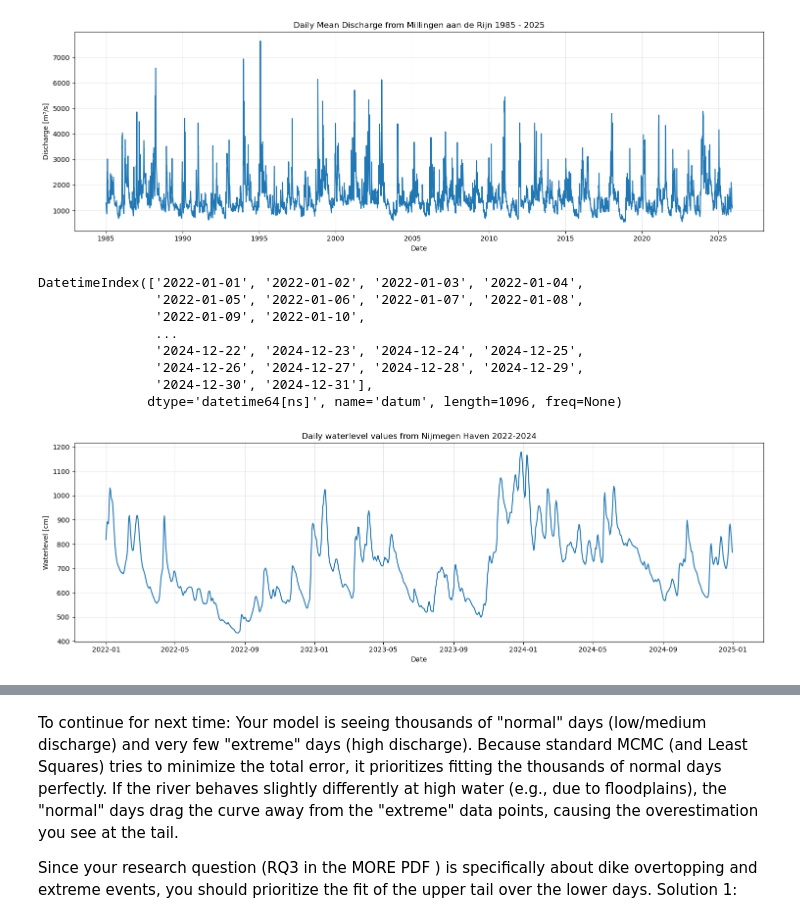
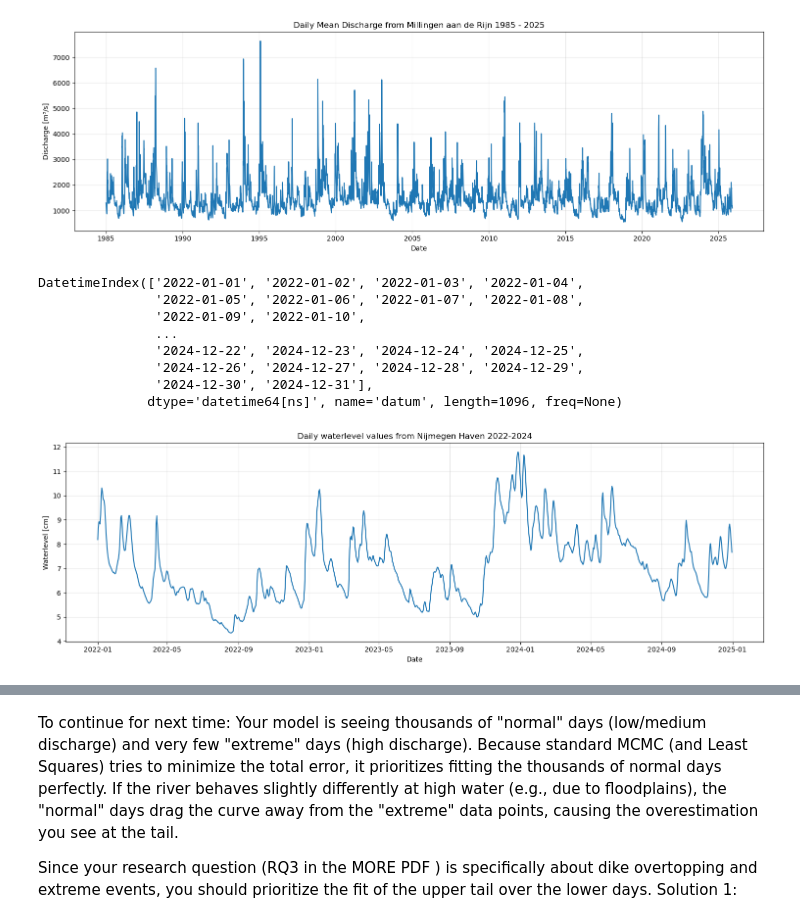
Before and after one commit to Loe-SS/MORE, a Jupyter notebook: discharge_data_analysis.ipynb, the cells around one changed output, grey strips where cells are left out. Drawn from its saved outputs; the diff is of its cells as text; code cells hidden in the pictures.

```diff
--- a/discharge_data_analysis.ipynb
+++ b/discharge_data_analysis.ipynb
@@ -59,31 +59,32 @@ Success! Merged data from 1985-01-01 to 2025-11-27
 # %%
 filename = 'data/nijmegen_haven_2022-2024.csv'
 df_h = pd.read_csv(filename, sep=';', encoding="latin1")
 df_h["datum"] = pd.to_datetime(df_h["WAARNEMINGDATUM"],dayfirst=True)
 df_h["waarde"] = pd.to_numeric(df_h["NUMERIEKEWAARDE"].astype(str).str.replace(",", "."))
 df_h.loc[df_h["waarde"] > 1e5, "waarde"] = np.nan # remove outliers
-df_h = df_h.dropna(subset=["datum", "waarde"]) # drop rows with NaN in 'datum' or 'waarde'
-h_series = df_h.groupby("datum")["waarde"].mean() # transform to daily mean
+df_h['waarde_meters'] = df_h['waarde'] / 100.0
+df_h = df_h.dropna(subset=["datum", "waarde_meters"]) # drop rows with NaN in 'datum' or 'waarde_meters'
+h_series = df_h.groupby("datum")["waarde_meters"].mean() # transform to daily mean
 print(h_series.index)
 
 plt.figure(figsize=(15, 5))
 plt.plot(h_series.index, h_series.values)
 plt.xlabel("Date")
 plt.ylabel("Waterlevel [cm]")
 plt.title(f"Daily waterlevel values from Nijmegen Haven 2022-2024")
 plt.grid(True, alpha=0.3)
 plt.tight_layout()
 plt.show()
 # %% [output]
 DatetimeIndex(['2022-01-01', '2022-01-02', '2022-01-03', '2022-01-04',
                '2022-01-05', '2022-01-06', '2022-01-07', '2022-01-08',
                '2022-01-09', '2022-01-10',
                ...
                '2024-12-22', '2024-12-23', '2024-12-24', '2024-12-25',
                '2024-12-26', '2024-12-27', '2024-12-28', '2024-12-29',
                '2024-12-30', '2024-12-31'],
               dtype='datetime64[ns]', name='datum', length=1096, freq=None)
-[figure, old version]
+[figure, new version]
 # %%
 # Split data into training and validation sets.
 combined_df = pd.concat([Q_series, h_series], axis=1, join='inner')
```
Also changed, not shown: parts of 3 cells of this notebook.
